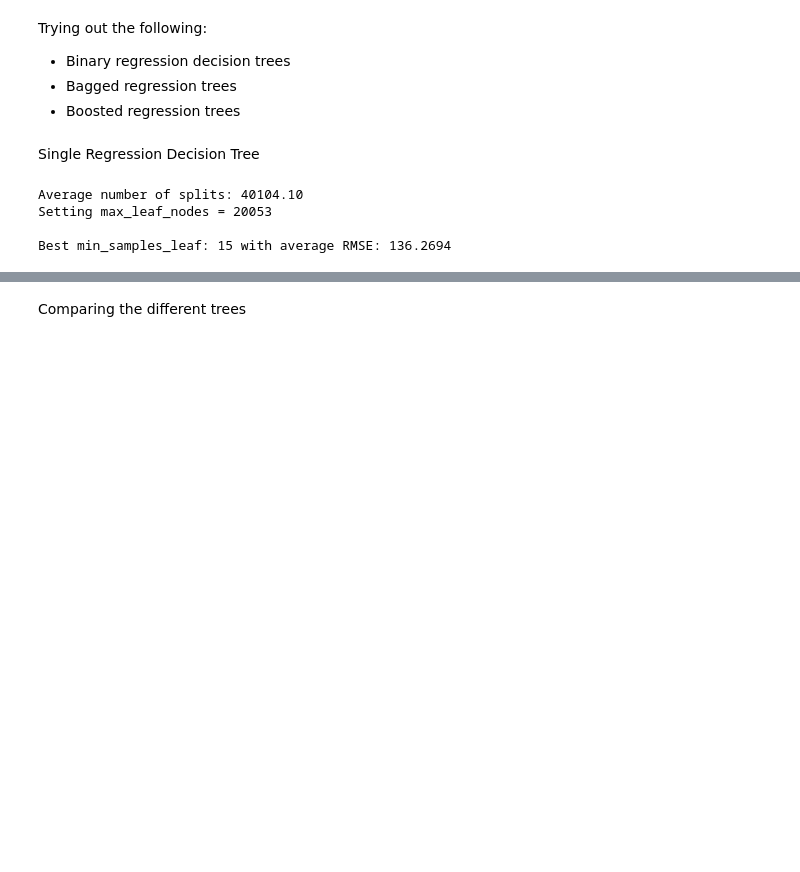
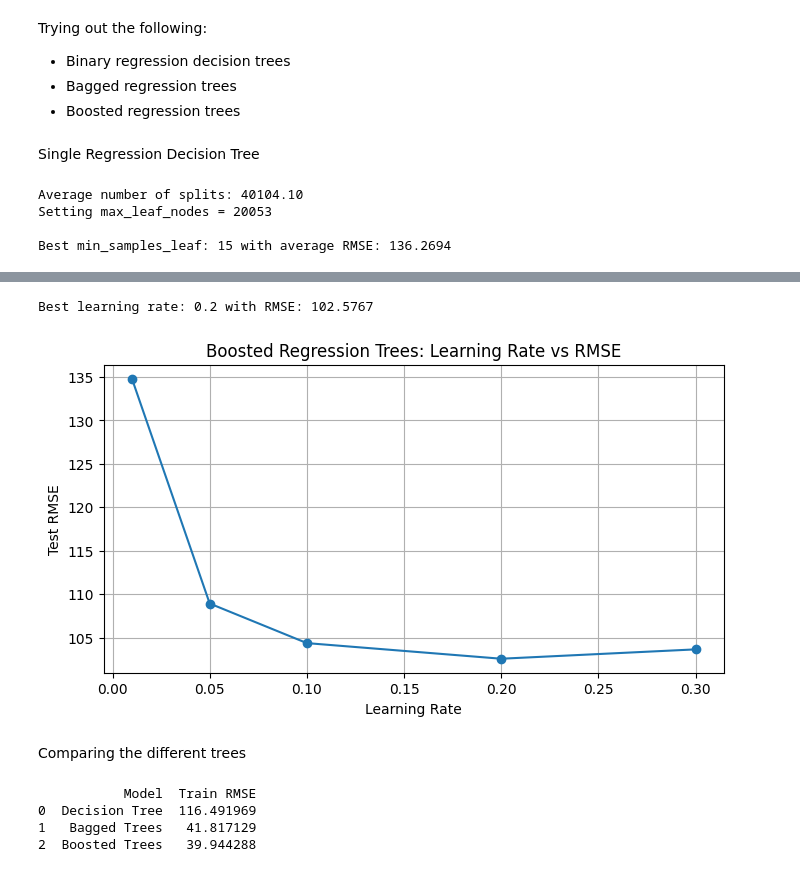
Before and after one commit to jessalynlc/IDS705_final_project, a Jupyter notebook: decision_trees_model.ipynb, the cells around one changed output, grey strips where cells are left out. Cells and saved outputs as stored; diff of their text form; code cells hidden in the pictures; blank space fills up the shorter version.

```diff
--- a/decision_trees_model.ipynb
+++ b/decision_trees_model.ipynb
@@ -152,5 +156,11 @@ plt.show()
 # %%
 #Boosted regression trees
+
+#imputing missing values (might move this up earlier and rerun all)
+imputer = SimpleImputer(strategy='mean')
+X_train = pd.DataFrame(imputer.fit_transform(X_train), columns=X_train.columns, index=X_train.index)
+X_test = pd.DataFrame(imputer.transform(X_test), columns=X_test.columns, index=X_test.index)
+
 # Define a range of learning rates to test
 learning_rates = [0.01, 0.05, 0.1, 0.2, 0.3]
 n_estimators = 200  # number of boosting stages (trees)
@@ -159,33 +169,36 @@ max_splits = 10     # max number of splits per tree (so max_depth=log2(max_split
 results = []
 
 for lr in learning_rates:
     model = GradientBoostingRegressor(
         learning_rate=lr,
         n_estimators=n_estimators,
         max_depth=int(np.log2(max_splits + 1)),  # Convert number of splits to depth
         loss='squared_error',
         random_state=42
     )
 
     model.fit(X_train, y_train)
     preds = model.predict(X_test)
     rmse = np.sqrt(mean_squared_error(y_test, preds))
 
     results.append((lr, rmse))
 
 #Find the best learning rate
 best_lr, best_rmse = min(results, key=lambda x: x[1])
 print(f"\nBest learning rate: {best_lr} with RMSE: {best_rmse:.4f}")
 
 #Plot
 lrs, rmses = zip(*results)
 plt.figure(figsize=(8, 4))
 plt.plot(lrs, rmses, marker='o')
 plt.xlabel('Learning Rate')
 plt.ylabel('Test RMSE')
 plt.title('Boosted Regression Trees: Learning Rate vs RMSE')
 plt.grid(True)
 plt.show()
+# %% [output]
+Best learning rate: 0.2 with RMSE: 102.5767
+[figure, added]
 # %% [markdown]
 Comparing the different trees
 # %%
@@ -199,8 +212,8 @@ tree_model.fit(X_train, y_train)
 
 #Final bagged model (best from OOB MAE tuning)
 bagged_model = BaggingRegressor(
-    base_estimator=DecisionTreeRegressor(),
-    n_estimators=best_n_trees,  # based on OOB MAE tuning
+    estimator=DecisionTreeRegressor(),
+    n_estimators=int(best_n_trees['n_trees']),  # based on OOB MAE tuning
     oob_score=True,
     bootstrap=True,
     random_state=42,
@@ -239,3 +252,8 @@ comparison_df = pd.DataFrame({
 })
 
 print(comparison_df)
+# %% [output]
+           Model  Train RMSE
+0  Decision Tree  116.491969
+1   Bagged Trees   41.817129
+2  Boosted Trees   39.944288
```
Also changed, not shown: parts of 2 cells of this notebook.
